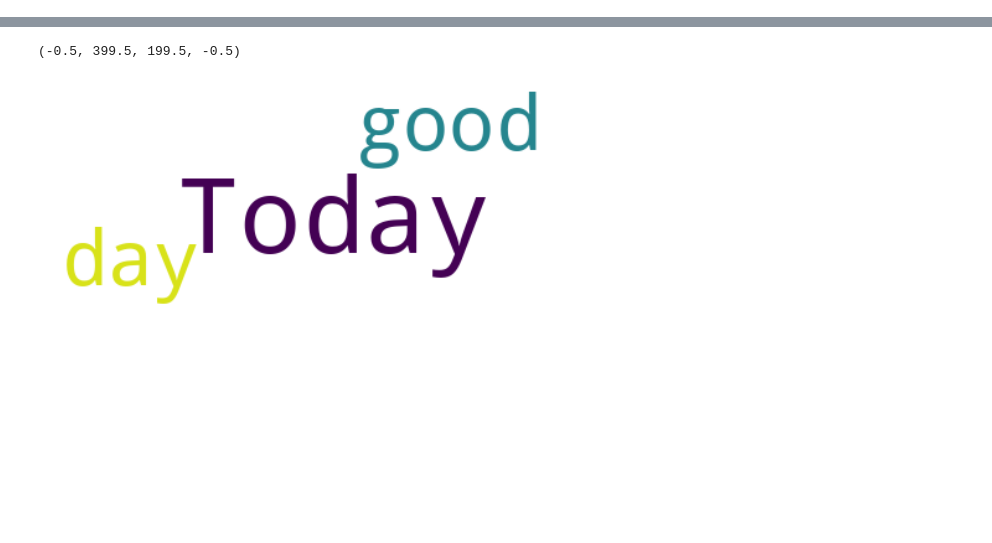
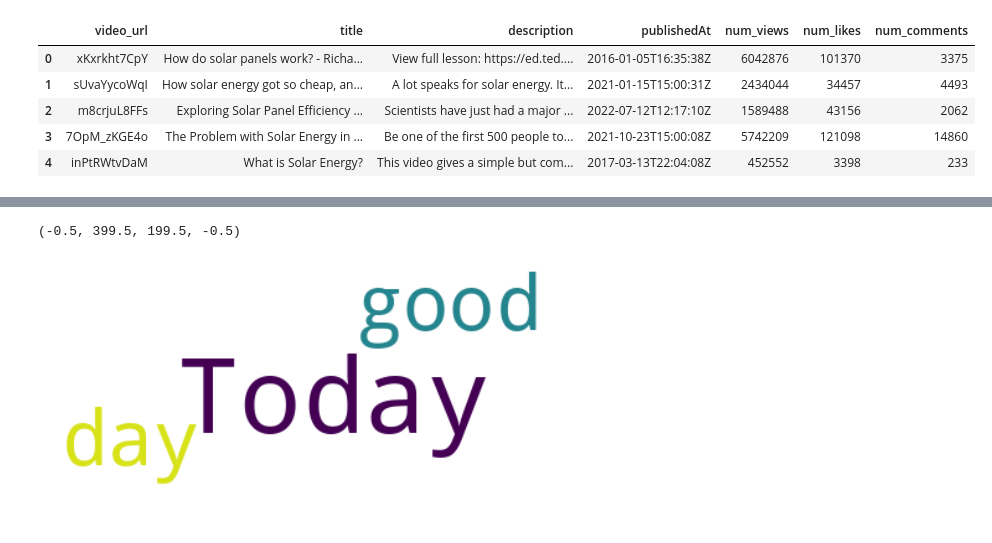
Before and after one commit to dcpelejo/TDI-capstone-pelejo, a Jupyter notebook: Sentiment_Analysis.ipynb, the cells around one changed output, grey strips where cells are left out. Saved outputs shown, nothing was run; the diff lists cells and outputs as text; code cells hidden in the pictures; blank space fills up the shorter version.

```diff
--- a/Sentiment_Analysis.ipynb
+++ b/Sentiment_Analysis.ipynb
@@ -6,0 +36,9 @@ blob_sent=blob.sentiment
+# %%
+df_vids.head()
+# %% [output]
+|  | video_url | title | description | publishedAt | num_views | num_likes | num_comments |
+| 0 | xKxrkht7CpY | How do solar panels work? - Richa... | View full lesson: https://ed.ted.... | 2016-01-05T16:35:38Z | 6042876 | 101370 | 3375 |
+| 1 | sUvaYycoWqI | How solar energy got so cheap, an... | A lot speaks for solar energy. It... | 2021-01-15T15:00:31Z | 2434044 | 34457 | 4493 |
+| 2 | m8crjuL8FFs | Exploring Solar Panel Efficiency ... | Scientists have just had a major ... | 2022-07-12T12:17:10Z | 1589488 | 43156 | 2062 |
+| 3 | 7OpM_zKGE4o | The Problem with Solar Energy in ... | Be one of the first 500 people to... | 2021-10-23T15:00:08Z | 5742209 | 121098 | 14860 |
+| 4 | inPtRWtvDaM | What is Solar Energy? | This video gives a simple but com... | 2017-03-13T22:04:08Z | 452552 | 3398 | 233 |
```
Also changed, not shown: parts of 14 cells of this notebook, 2 other files.
